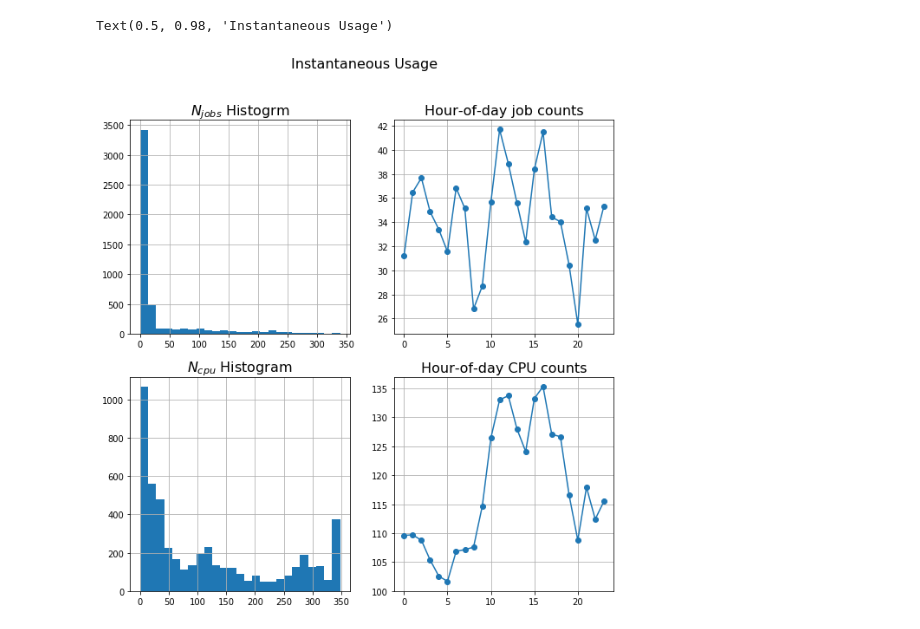
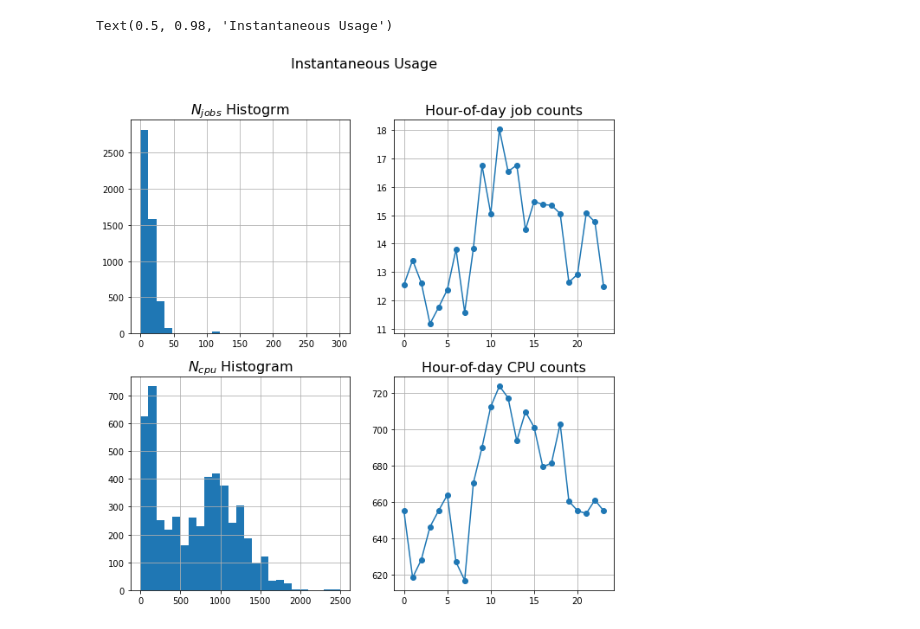
Before and after one commit to jeffersonscientific/HPC_analytics, a Jupyter notebook: SERC_analytics_realtime_query.ipynb, the cells around one changed output. Drawn from its saved outputs; the diff is of its cells as text; code cells hidden in the pictures.

```diff
--- a/SERC_analytics_realtime_query.ipynb
+++ b/SERC_analytics_realtime_query.ipynb
@@ -37,7 +40,7 @@ import hpc_lib
 #             out_pkl = pickle.dump(sacct_mazama, fout)
 # %%
 # TODO: start with realtime query, then demo loading from HDF5.
-start_date = '2021-04-01'
+start_date = '2021-04-15'
 end_date   = '2021-05-15'
 # NOTE: additional options can be passed in the more_options=[] arrary, or just as sacct_{option-name}={val}
 #
@@ -72,7 +77,11 @@ print('** cols: ', sacct_mazama.jobs_summary.dtype.names)
 ** cols:  ('index', 'User', 'Group', 'GID', 'JobName', 'JobID', 'JobIDRaw', 'Partition', 'State', 'Timelimit', 'NCPUS', 'NNodes', 'Submit', 'Eligible', 'Start', 'End', 'Elapsed', 'SystemCPU', 'UserCPU ...
+# %%
+# NOTE: add this to the __init__. would be nice to refactor the code a bit to better handle inheritance.
+if not 'chunk_size' in SACCT_obj.__dict__.keys():
+    SACCT_obj.chunk_size=1000
 # %%
 #
-cpu_usage = sacct_mazama.active_jobs_cpu()
+cpu_usage = SACCT_obj.active_jobs_cpu()
 #
 bin_size=7
-cpu_weekly = sacct_mazama.active_jobs_cpu(bin_size=bin_size, t_min=None)
+cpu_weekly = SACCT_obj.active_jobs_cpu(bin_size=bin_size, t_min=None)
@@ -194,29 +198,29 @@ ax2.legend(loc=1, numpoints=1)
 # %%
 fg = plt.figure(figsize=(10,10))
-ax1 = fg.add_subplot('221')
-ax2 = fg.add_subplot('222')
-ax3 = fg.add_subplot('223')
-ax4 = fg.add_subplot('224')
+ax1 = fg.add_subplot(2,2,1)
+ax2 = fg.add_subplot(2,2,2)
+ax3 = fg.add_subplot(2,2,3)
+ax4 = fg.add_subplot(2,2,4)
 axs = [ax1, ax2, ax3, ax4]
 [ax.grid() for ax in axs]
 #
 cpu_hourly = time_bin_aggregates(XY=numpy.array([cpu_usage['time'], cpu_usage['N_cpu']]).T)
 jobs_hourly = time_bin_aggregates(XY=numpy.array([cpu_usage['time'], cpu_usage['N_jobs']]).T)
 
 hh1 = ax1.hist(sorted(cpu_usage['N_jobs'])[0:int(1.0*len(cpu_usage))], bins=25, cumulative=False)
 ax2.plot(jobs_hourly['x'], jobs_hourly['mean'], ls='-', marker='o')
 
 hh3 = ax3.hist(cpu_usage['N_cpu'], bins=25)
 ax4.plot(cpu_hourly['x'], cpu_hourly['mean'], ls='-', marker='o')
 
 #ax1.set_ylim(-5., 200)
 ax1.set_title('$N_{jobs}$ Histogrm', size=16)
 ax2.set_title('Hour-of-day job counts', size=16)
 ax3.set_title('$N_{cpu}$ Histogram', size=16)
 ax4.set_title('Hour-of-day CPU counts', size=16)
 #
 plt.suptitle('Instantaneous Usage', size=16)
 # %% [output]
 Text(0.5, 0.98, 'Instantaneous Usage')
-[figure, old version]
+[figure, new version]
 # %%
```
Also changed, not shown: parts of 20 cells of this notebook, 2 other files.
